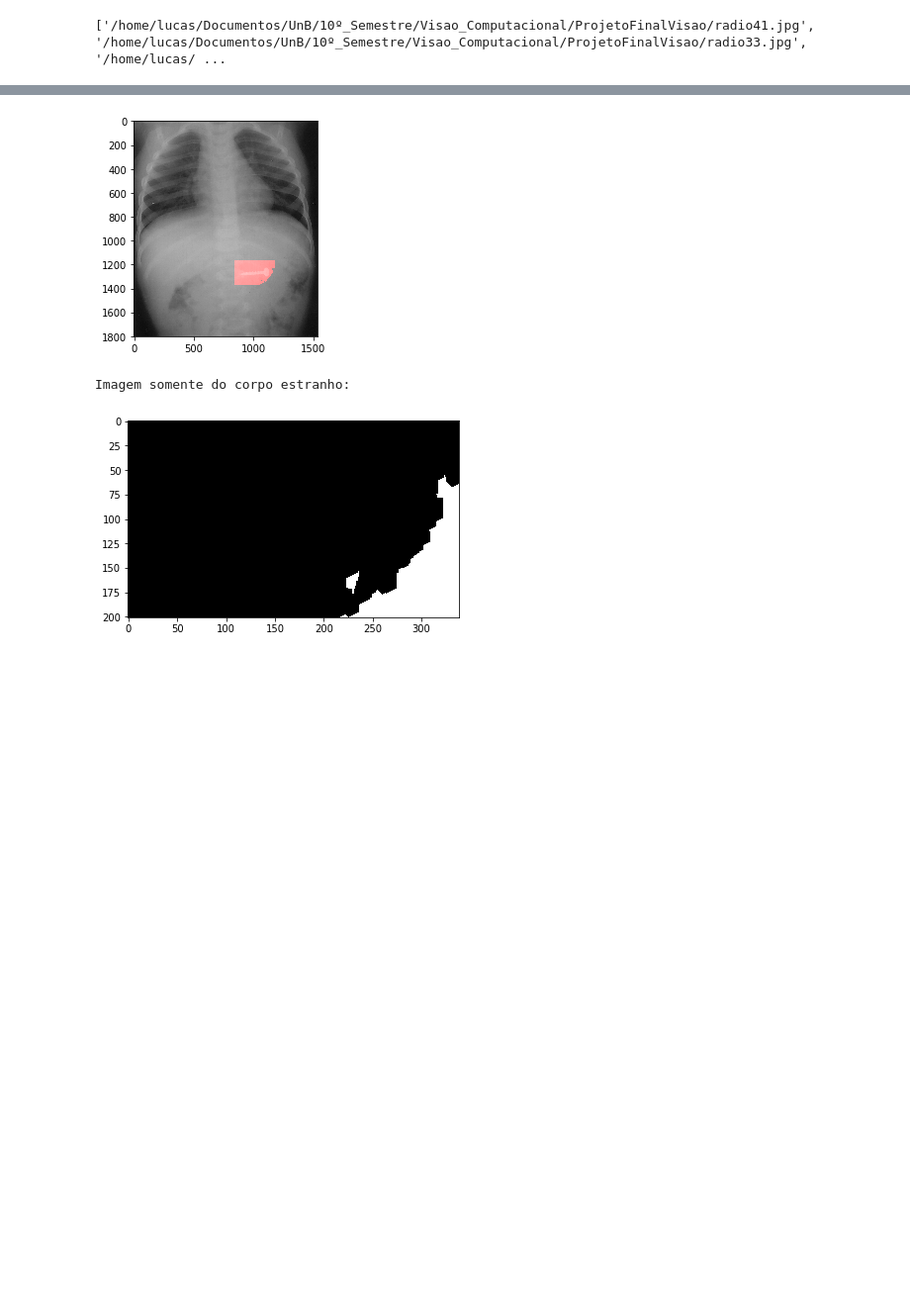
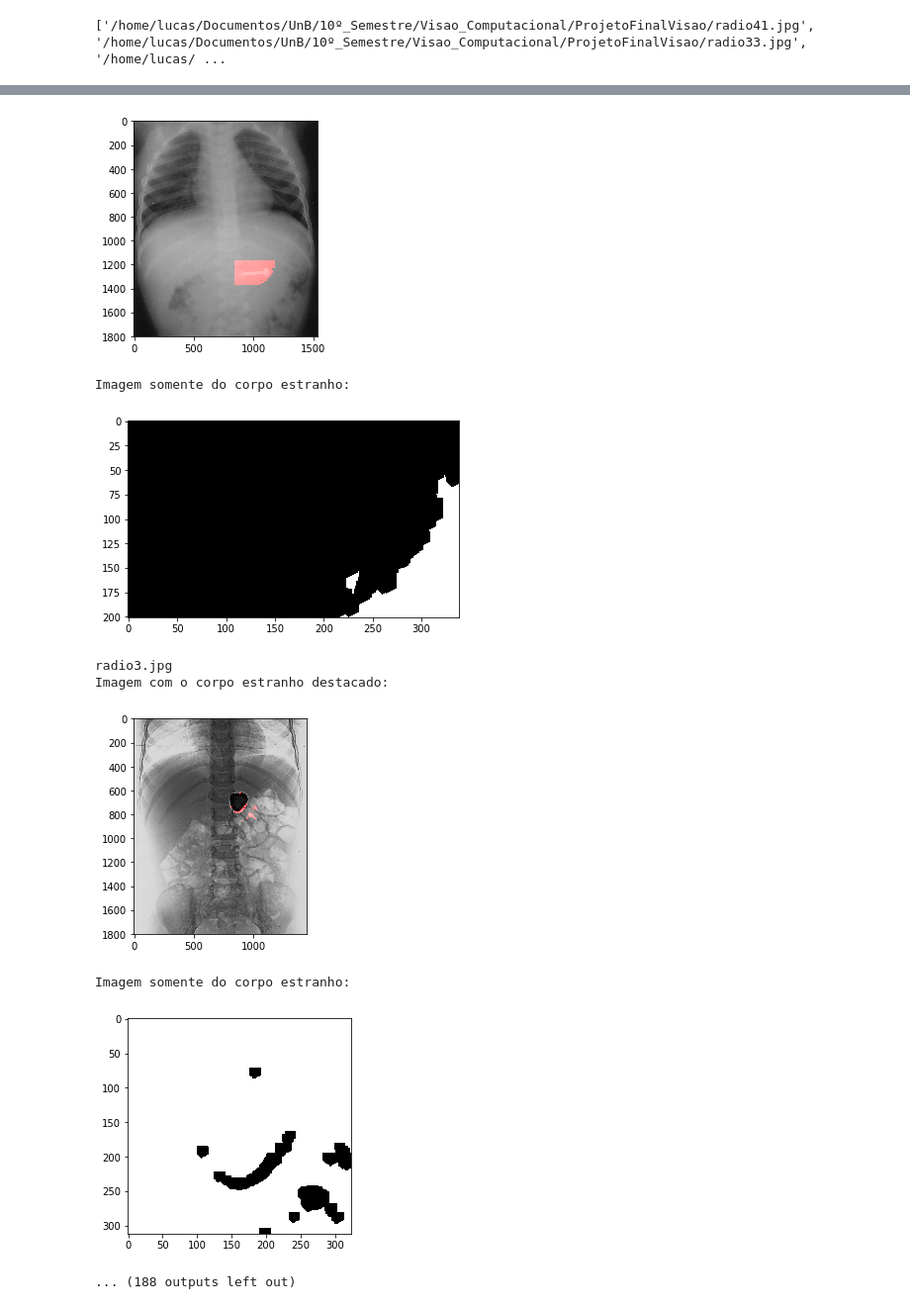
Before and after one commit to TrabalhosDaUnB/ProjetoFinalVisao, a Jupyter notebook: Deteccao_Corpos_Estranhos.ipynb, the cells around one changed output, grey strips where cells are left out. Shown at 99% size. Cells and saved outputs as stored; diff of their text form; code cells hidden in the pictures; blank space fills up the shorter version.

```diff
--- a/Deteccao_Corpos_Estranhos.ipynb
+++ b/Deteccao_Corpos_Estranhos.ipynb
@@ -68,6 +68,10 @@ import matplotlib.pyplot as plt
 
 
 def detectarCorpoEstranho(caminhoImagem,margemDeErro, x0,y0,x1,y1):
+
+
+
+    #PASSO 01===============================================
 
     #Criando imagem
     imagemProcessada = cv2.imread(caminhoImagem)
@@ -86,6 +90,11 @@ def detectarCorpoEstranho(caminhoImagem,margemDeErro, x0,y0,x1,y1):
     quantidadeLinhas, quantidadeColunas = imagemRecebida.shape
 
 
+
+
+    #PASSO 02===============================================
+
+
     #Diminuindo níveis de pixels da imagem de 0 a 255 para 0 a 10
     for i in range(quantidadeLinhas):
         for j in range(quantidadeColunas):
@@ -98,6 +107,8 @@ def detectarCorpoEstranho(caminhoImagem,margemDeErro, x0,y0,x1,y1):
 
 
 
+    #PASSO 03=================================================
+
     #Como as imagens da base possuem um padrão em que geralmente os corpos estranhos estão
     #com pixels mais pertos do branco é necessário descobrir qual é o valor de pixel mais alto
     maiorValorPixel = max([valor for quantidadeLinhas in imagemRecebida for valor in quantidadeLinhas])
@@ -108,6 +119,7 @@ def detectarCorpoEstranho(caminhoImagem,margemDeErro, x0,y0,x1,y1):
 
 
 
+    #PASSO 04==================================================
 
     for i in range(quantidadeLinhas):
         for j in range(quantidadeColunas):
@@ -118,37 +130,53 @@ def detectarCorpoEstranho(caminhoImagem,margemDeErro, x0,y0,x1,y1):
 
     return imagens
 
-for i in range(2):
+
+
+
+
+
+
+
+
+
+
+V
+for i in range(52):
 
 
     ## NOME DA IMAGEM
     print('radio'+str(i+1)+'.jpg')
 
     img = detectarCorpoEstranho(('radio'+str(i+1)+'.jpg'),2,
                                 areaInteresse[i][0],
                                 areaInteresse[i][1],
                                 areaInteresse[i][2],
                                 areaInteresse[i][3])
 
     print("Imagem com o corpo estranho destacado:")
     plt.imshow(img[0])
     plt.show()
     cv2.imwrite('radio'+str(i+1)+'ComCorpoEstranho.jpg', img[0])
     print("Imagem somente do corpo estranho:")
     plt.imshow(img[1])
     plt.show()
-    cv2.imwrite('CorpoEstranhoRadio'+str(i+1)+'.jpg', img[1])
 # %% [output]
 radio1.jpg
 Imagem com o corpo estranho destacado:
 [figure]
 Imagem somente do corpo estranho:
 [figure]
 radio2.jpg
 Imagem com o corpo estranho destacado:
 [figure]
 Imagem somente do corpo estranho:
 [figure]
+radio3.jpg
+Imagem com o corpo estranho destacado:
+[figure, added]
+Imagem somente do corpo estranho:
+[figure, added]
+... (188 outputs left out)
 # %%
 # FAZER UMA FUNÇÃO QUE ESCUREÇA GRANDES ÁREAS -- talvez com análise de um grupo de vizinhos?
 # FAZER UMA FUNÇÃO QUE EVIDENCIE O CORPO ESTRANHO -- a mesma análise de visinhos
```
Also changed, not shown: 52 other files.
